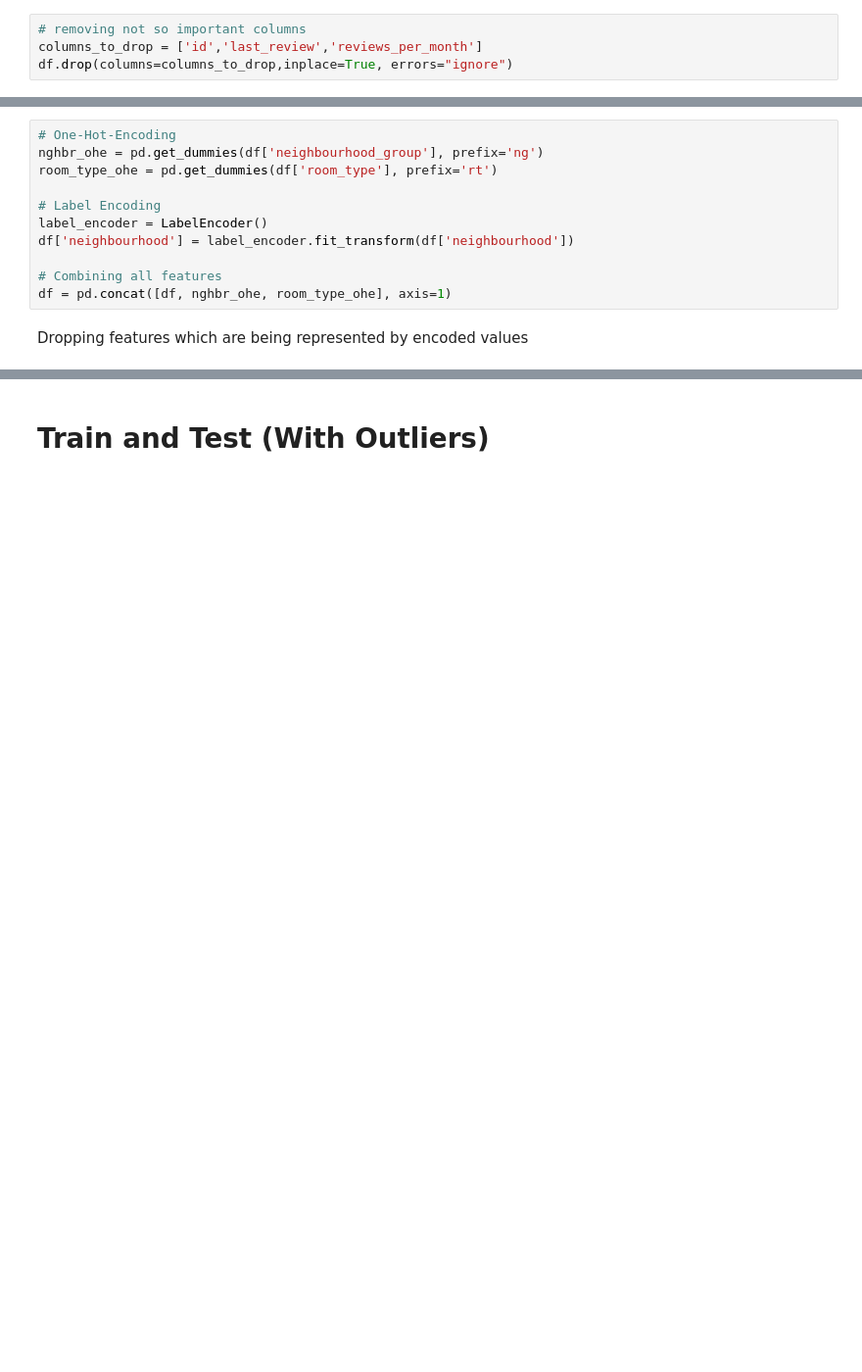
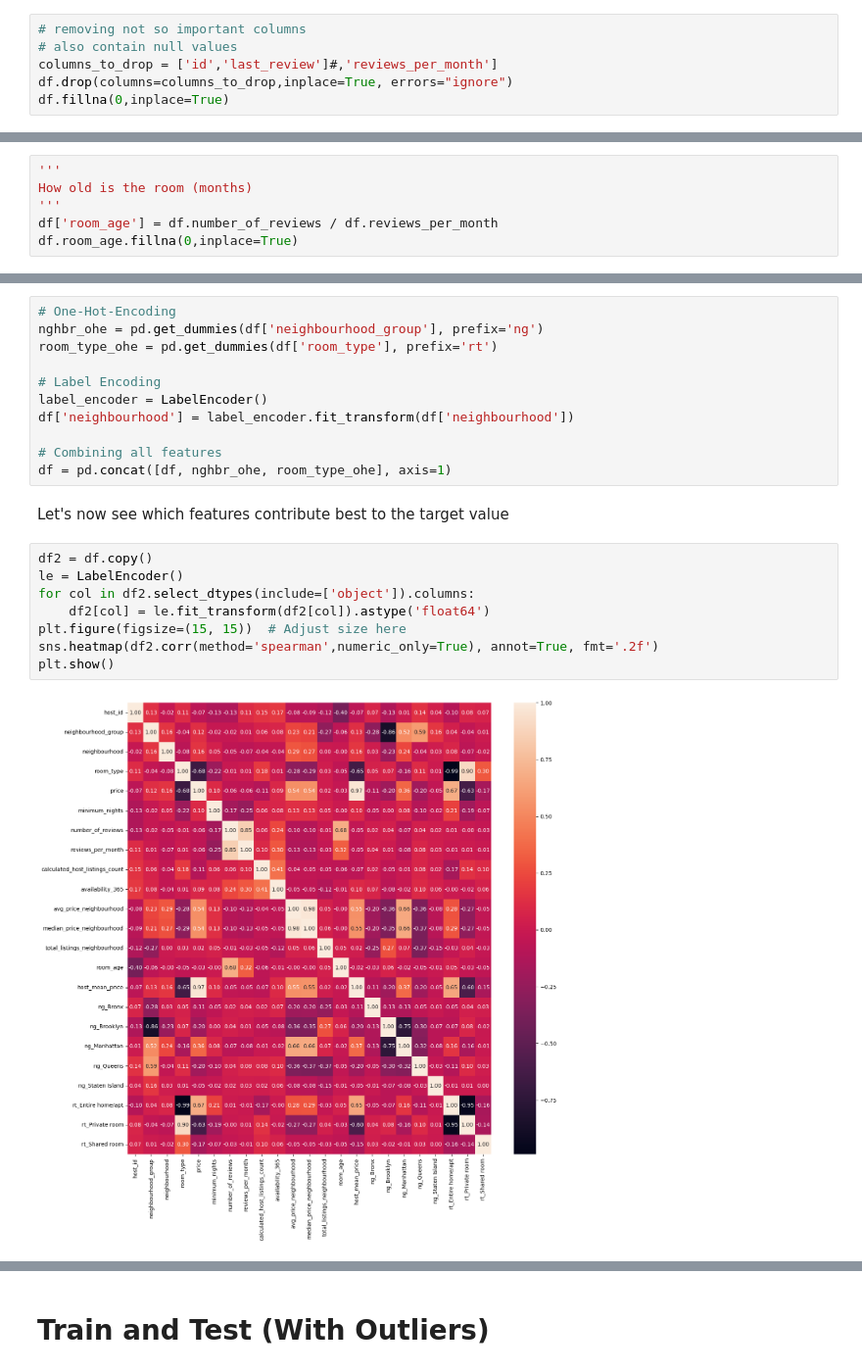
Before and after one commit to KhizarAziz/DS-price-prediction-sample, a Jupyter notebook: price-prediction-model.ipynb, the cells around one changed output, grey strips where cells are left out. Shown at 98% size. Saved outputs shown, nothing was run; the diff lists cells and outputs as text; blank space fills up the shorter version.

```diff
--- a/price-prediction-model.ipynb
+++ b/price-prediction-model.ipynb
@@ -104,8 +106,10 @@ plt.show()
 removing not so important columns
 # %%
 # removing not so important columns
-columns_to_drop = ['id','last_review','reviews_per_month']
+# also contain null values
+columns_to_drop = ['id','last_review']#,'reviews_per_month']
 df.drop(columns=columns_to_drop,inplace=True, errors="ignore")
+df.fillna(0,inplace=True)
 # %% [markdown]
 Aggregating dataset
 # %%
@@ -129,6 +133,12 @@ temp = temp.merge(neighbourhood_agg_updated,on='neighbourhood',how='left')
 # temp = temp.merge(neighbourhood_group_agg_updated,on='neighbourhood_group',how='left')
 
 df[new_columns] = temp[new_columns]
+# %%
+'''
+How old is the room (months)
+'''
+df['room_age'] = df.number_of_reviews / df.reviews_per_month
+df.room_age.fillna(0,inplace=True)
 # %%
 '''
 Mean Encoding: Compute the mean price per host
@@ -150,5 +160,15 @@ df['neighbourhood'] = label_encoder.fit_transform(df['neighbourhood'])
 
 # Combining all features
 df = pd.concat([df, nghbr_ohe, room_type_ohe], axis=1)
-# %% [markdown]
-Dropping features which are being represented by encoded values
+# %% [markdown]
+Let's now see which features contribute best to the target value
+# %%
+df2 = df.copy()
+le = LabelEncoder()
+for col in df2.select_dtypes(include=['object']).columns:
+    df2[col] = le.fit_transform(df2[col]).astype('float64')
+plt.figure(figsize=(15, 15))  # Adjust size here
+sns.heatmap(df2.corr(method='spearman',numeric_only=True), annot=True, fmt='.2f')
+plt.show()
+# %% [output]
+[figure, added]
```
Also changed, not shown: parts of 11 cells of this notebook.
